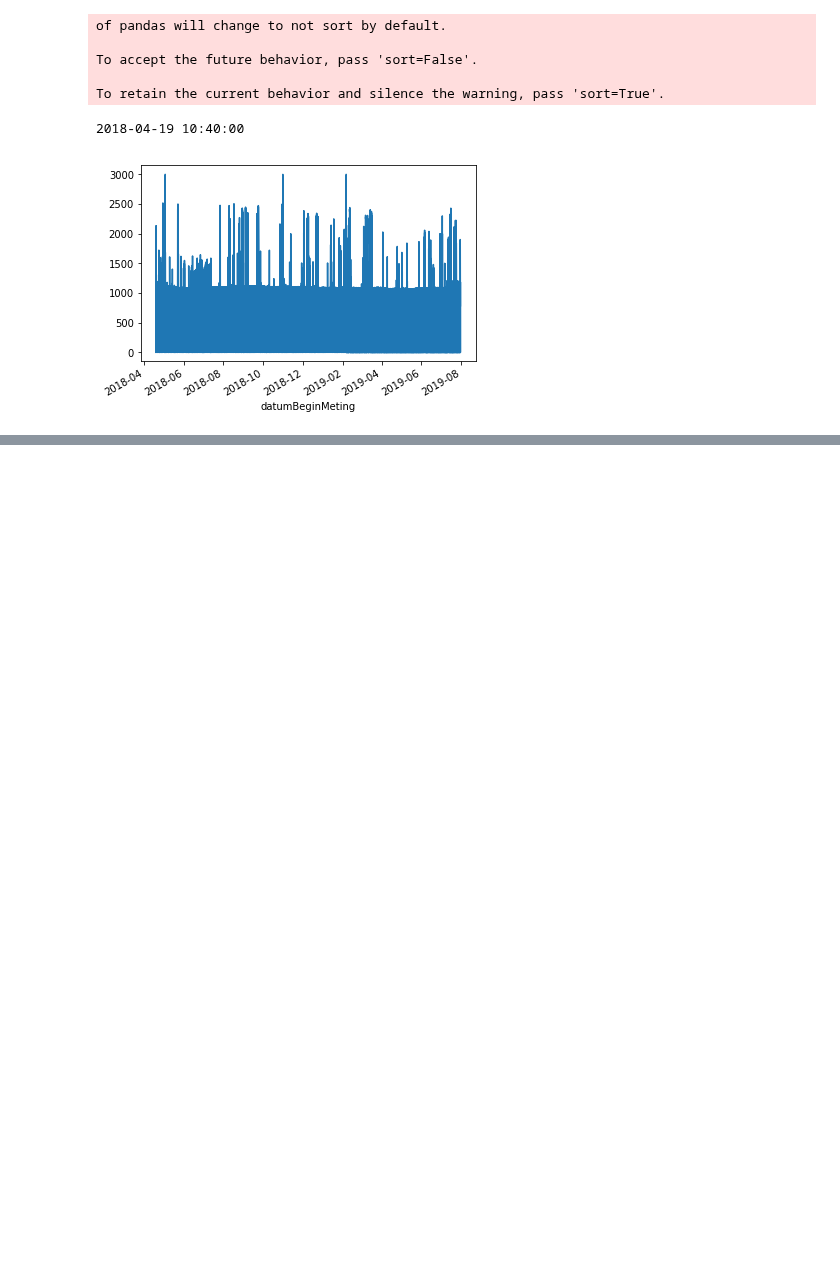
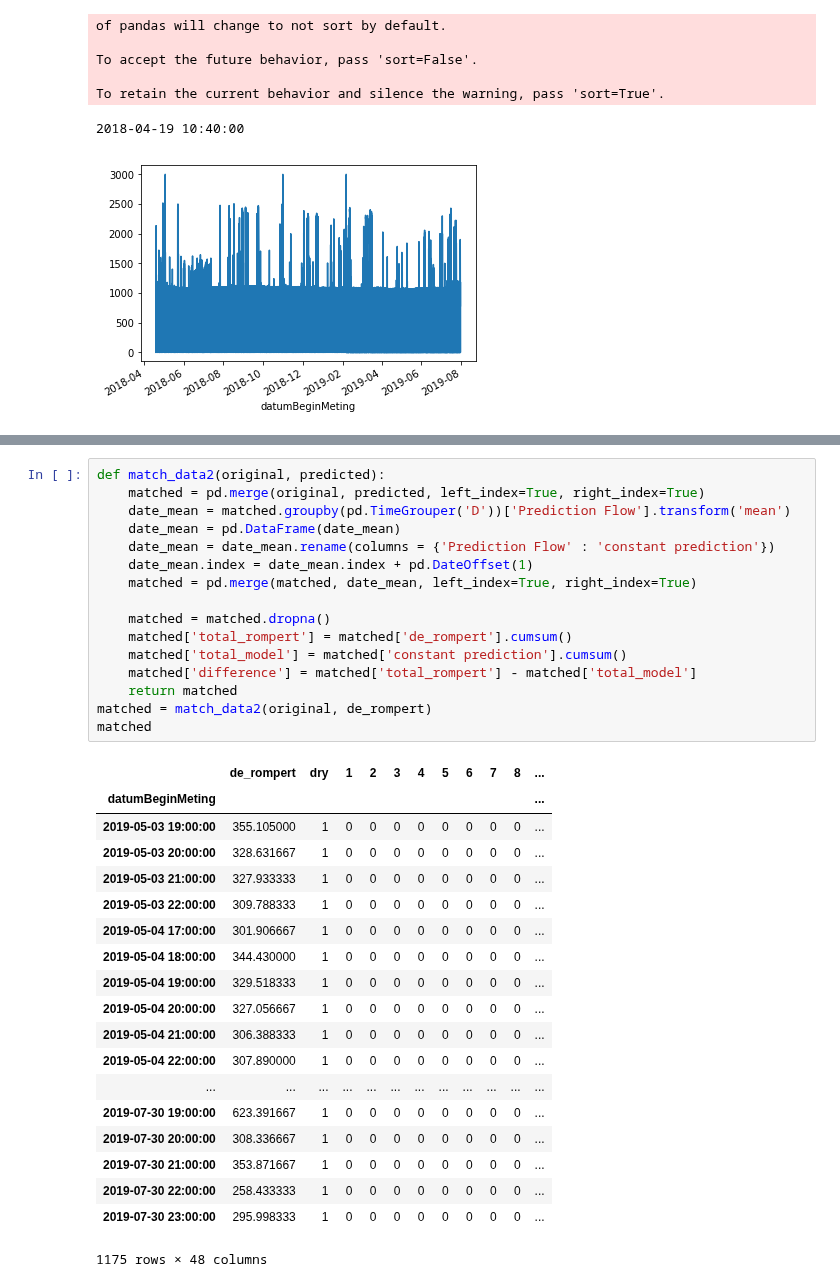
Before and after one commit to Trezorro/waterschap-datachallenge, a Jupyter notebook: Model 2.ipynb, the cells around one changed output, grey strips where cells are left out. Cells and saved outputs as stored; diff of their text form; blank space fills up the shorter version.

```diff
--- a/Model 2.ipynb
+++ b/Model 2.ipynb
@@ -190,0 +194,36 @@ matched['total_model'] = matched['constant prediction'].cumsum()
+# %%
+def match_data2(original, predicted):
+    matched = pd.merge(original, predicted, left_index=True, right_index=True)
+    date_mean = matched.groupby(pd.TimeGrouper('D'))['Prediction Flow'].transform('mean')
+    date_mean = pd.DataFrame(date_mean)
+    date_mean = date_mean.rename(columns = {'Prediction Flow' : 'constant prediction'})
+    date_mean.index = date_mean.index + pd.DateOffset(1)
+    matched = pd.merge(matched, date_mean, left_index=True, right_index=True)
+
+    matched = matched.dropna()
+    matched['total_rompert'] = matched['de_rompert'].cumsum()
+    matched['total_model'] = matched['constant prediction'].cumsum()
+    matched['difference'] = matched['total_rompert'] - matched['total_model']
+    return matched
+matched = match_data2(original, de_rompert)
+matched
+# %% [output]
+|  | de_rompert | dry | 1 | 2 | 3 | 4 | 5 | 6 | 7 | 8 | ... |
+| datumBeginMeting |  |  |  |  |  |  |  |  |  |  | ... |
+| 2019-05-03 19:00:00 | 355.105000 | 1 | 0 | 0 | 0 | 0 | 0 | 0 | 0 | 0 | ... |
+| 2019-05-03 20:00:00 | 328.631667 | 1 | 0 | 0 | 0 | 0 | 0 | 0 | 0 | 0 | ... |
+| 2019-05-03 21:00:00 | 327.933333 | 1 | 0 | 0 | 0 | 0 | 0 | 0 | 0 | 0 | ... |
+| 2019-05-03 22:00:00 | 309.788333 | 1 | 0 | 0 | 0 | 0 | 0 | 0 | 0 | 0 | ... |
+| 2019-05-04 17:00:00 | 301.906667 | 1 | 0 | 0 | 0 | 0 | 0 | 0 | 0 | 0 | ... |
+| 2019-05-04 18:00:00 | 344.430000 | 1 | 0 | 0 | 0 | 0 | 0 | 0 | 0 | 0 | ... |
+| 2019-05-04 19:00:00 | 329.518333 | 1 | 0 | 0 | 0 | 0 | 0 | 0 | 0 | 0 | ... |
+| 2019-05-04 20:00:00 | 327.056667 | 1 | 0 | 0 | 0 | 0 | 0 | 0 | 0 | 0 | ... |
+| 2019-05-04 21:00:00 | 306.388333 | 1 | 0 | 0 | 0 | 0 | 0 | 0 | 0 | 0 | ... |
+| 2019-05-04 22:00:00 | 307.890000 | 1 | 0 | 0 | 0 | 0 | 0 | 0 | 0 | 0 | ... |
+| ... | ... | ... | ... | ... | ... | ... | ... | ... | ... | ... | ... |
+| 2019-07-30 19:00:00 | 623.391667 | 1 | 0 | 0 | 0 | 0 | 0 | 0 | 0 | 0 | ... |
+| 2019-07-30 20:00:00 | 308.336667 | 1 | 0 | 0 | 0 | 0 | 0 | 0 | 0 | 0 | ... |
+| 2019-07-30 21:00:00 | 353.871667 | 1 | 0 | 0 | 0 | 0 | 0 | 0 | 0 | 0 | ... |
+| 2019-07-30 22:00:00 | 258.433333 | 1 | 0 | 0 | 0 | 0 | 0 | 0 | 0 | 0 | ... |
+| 2019-07-30 23:00:00 | 295.998333 | 1 | 0 | 0 | 0 | 0 | 0 | 0 | 0 | 0 | ... |
+1175 rows × 48 columns
```
Also changed, not shown: parts of 8 cells of this notebook, 1 other file.
